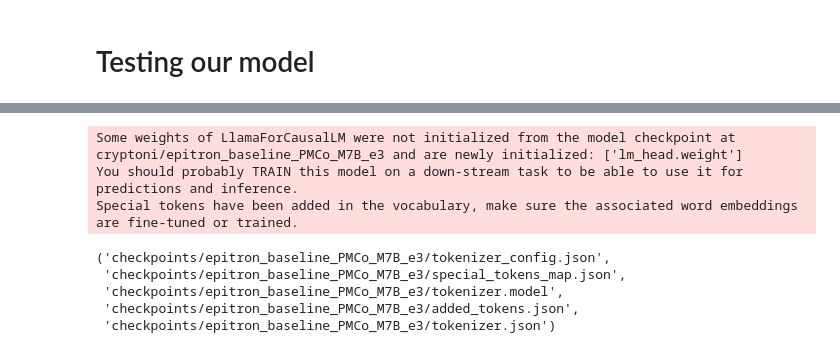
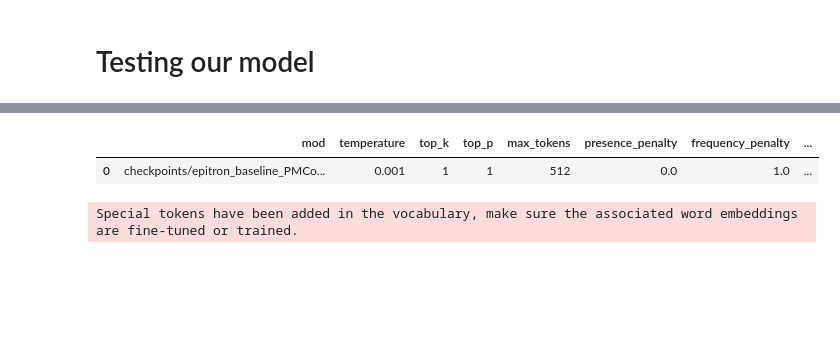
Before and after one commit to magantoine/EpiLLM, a Jupyter notebook: notebooks/ablation_study.ipynb, the cells around one changed output, grey strips where cells are left out. Drawn from its saved outputs; the diff is of its cells as text; code cells hidden in the pictures; blank space fills up the shorter version.

```diff
--- a/notebooks/ablation_study.ipynb
+++ b/notebooks/ablation_study.ipynb
@@ -12,7 +12,7 @@ API_KEY = os.environ["API_KEY"] if envfound else None
 from models import ( HF_LLM, GenerationArg, Model)
 from evaluation import MCQBenchmark
 import gc
-# from vllm.model_executor.parallel_utils.parallel_state import destroy_model_parallel
+from vllm.distributed.parallel_state import destroy_model_parallel
 import torch.distributed
 from typing import List, Callable
 import pandas as pd
@@ -165,19 +165,19 @@ def testbench(
                     + [v for k, v in runarg.attr.items()] \
                     + benchmark(llm, benchnames, prompt_template, search_ans, cache_file, support_type, n_shots)
                 all_res.append(rr)
-            # destroy_model_parallel()
+            destroy_model_parallel()
             del llm
             gc.collect()
             torch.cuda.empty_cache()
-            # torch.distributed.destroy_process_group()
+            torch.distributed.destroy_process_group()
         except Exception as e:
             ## unload the model
             print("Unloading the model")
-            # destroy_model_parallel()
+            destroy_model_parallel()
             del llm
             gc.collect()
             torch.cuda.empty_cache()
-            # torch.distributed.destroy_process_group()
+            torch.distributed.destroy_process_group()
             raise Exception(e)
     cols = ["mod"] + [k for k, v in runargs[0].attr.items()] + benchnames
     return pd.DataFrame(all_res, columns=cols)
@@ -187,6 +187,7 @@ BENCHMARKS_PATHS = {
     "AES7" : "docs/benchmarks/self_assessment/aes7_processed.json",
     "AES8" :  "docs/benchmarks/self_assessment/aes8_processed.json",
     "AES9" :  "docs/benchmarks/self_assessment/aes9_processed.json",
+    "FULL" :  "docs/benchmarks/self_assessment/final_processed.json",
 }
 # %% [output]
 We've set API key :  f0555591d0410671711554a53411c6d7
@@ -502,29 +503,20 @@ plt.tight_layout()
 # %% [markdown]
 # Testing our model
 # %%
-runargs = [
-    GenerationArg(
+DETERMINISTIC_VLLM = GenerationArg(
         temperature=0.001,
-        stop_seq="###",
+        use_vllm=True,
+        topk=1,
+        topp=1,
         max_new_token=512,
-        use_vllm=True
-    ),
-    GenerationArg(
-        temperature=0.00001,
-        stop_seq="###",
-        max_new_token=512,
-        use_vllm=True
+        stop_seq="<|STOP|>"
     )
-
-]
-
-
 test_epitron_baseline_M7B_PMCo = testbench(
     modnames=["checkpoints/epitron_baseline_PMCo_M7B_e3"],
     benchnames=["AES7", "AES8", "AES9"],
-    runargs=[DETERMINISTIC],
+    runargs=[DETERMINISTIC_VLLM],
     prompt_template=lambda q, shots : cot1_prompt_template_support(q, shots, stop_token="<|STOP|>"),
-    search_ans=search_ans,
+    search_ans=csa2,
     use_vllm=True,
     n_shots=3,
     support_type="kNN"
@@ -542,17 +541,23 @@ Evaluation on AES7
-# %%
-from transformers import LlamaForCausalLM, AutoTokenizer
-
-
-llm, tok = LlamaForCausalLM.from_pretrained("cryptoni/epitron_baseline_PMCo_M7B_e3"), AutoTokenizer.from_pretrained("cryptoni/epitron_baseline_PMCo_M7B_e3")
-# %% [output]
-Some weights of LlamaForCausalLM were not initialized from the model checkpoint at cryptoni/epitron_baseline_PMCo_M7B_e3 and are newly initialized: ['lm_head.weight']
-You should probably TRAIN this model on a down-stream task to be able to use it for predictions and inference.
-Special tokens have been added in the vocabulary, make sure the associated word embeddings are fine-tuned or trained.
-# %%
-tok.save_pretrained("checkpoints/epitron_baseline_PMCo_M7B_e3")
-# %% [output]
-('checkpoints/epitron_baseline_PMCo_M7B_e3/tokenizer_config.json',
- 'checkpoints/epitron_baseline_PMCo_M7B_e3/special_tokens_map.json',
- 'checkpoints/epitron_baseline_PMCo_M7B_e3/tokenizer.model',
- 'checkpoints/epitron_baseline_PMCo_M7B_e3/added_tokens.json',
- 'checkpoints/epitron_baseline_PMCo_M7B_e3/tokenizer.json')
+# %%
+test_epitron_baseline_M7B_PMCo
+# %% [output]
+|  | mod | temperature | top_k | top_p | max_tokens | presence_penalty | frequency_penalty | ... |
+| 0 | checkpoints/epitron_baseline_PMCo... | 0.001 | 1 | 1 | 512 | 0.0 | 1.0 | ... |
+# %%
+DETERMINISTIC_HF = GenerationArg(
+        temperature=0.001,
+        use_vllm=False,
+        topk=1,
+        topp=1,
+        max_new_token=512,
+        stop_seq="<|STOP|>"
+    )
+llm = HF_LLM(
+    "checkpoints/epitron_baseline_PMCo_M7B_e3",
+    arg=DETERMINISTIC_HF,
+    use_vllm=False,
+    device="cuda"
+)
+llm.load()
+# %% [output]
+Special tokens have been added in the vocabulary, make sure the associated word embeddings are fine-tuned or trained.
```
Also changed, not shown: parts of 12 cells of this notebook, 1 other file.
